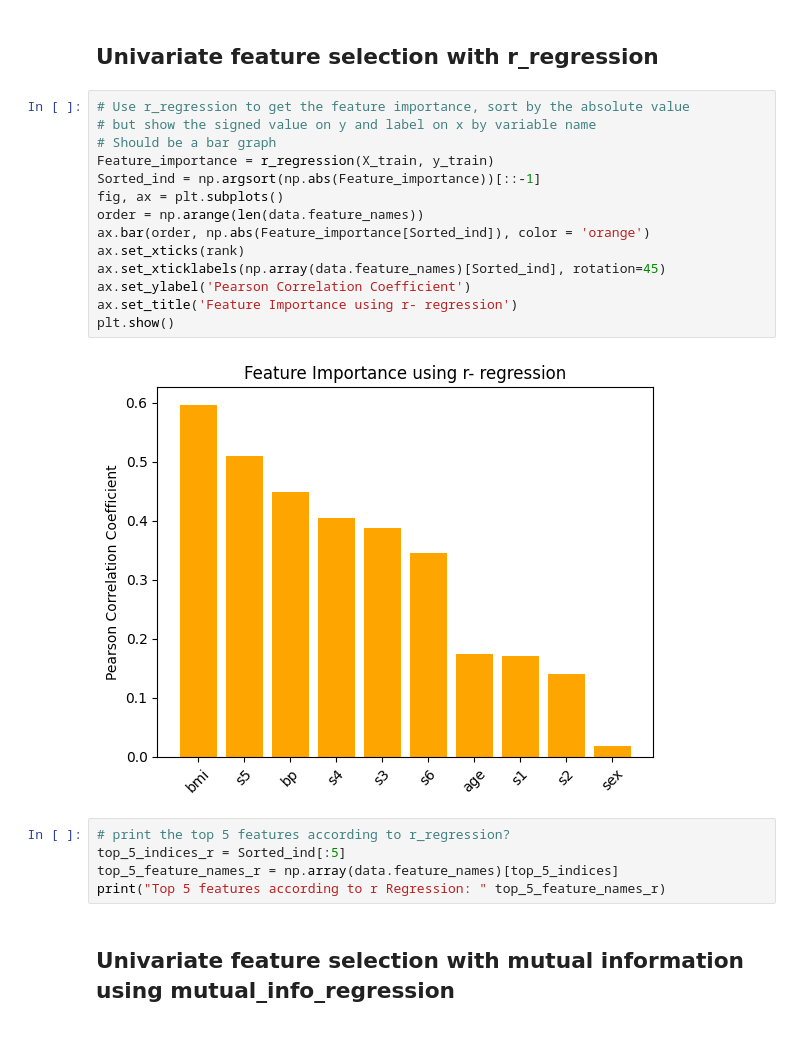
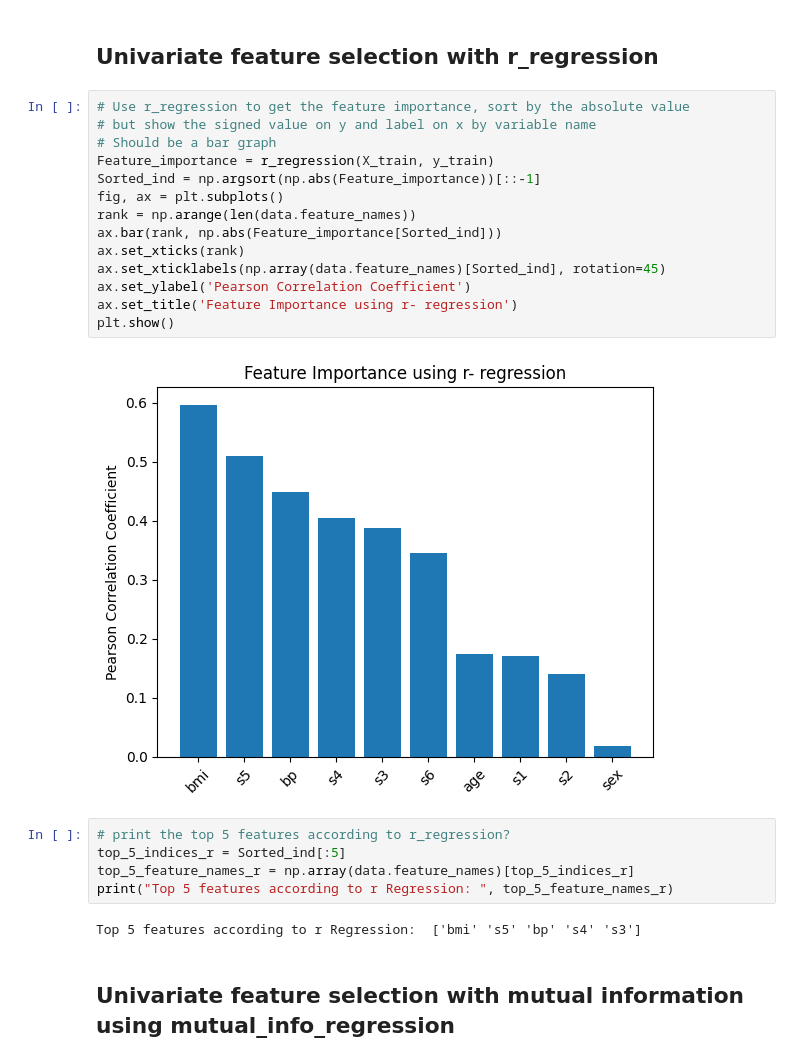
Before and after one commit to DataScienceAndEngineering/hw4-problem-3-feature-selection-Sajida28, a Jupyter notebook: dsei2100s24hw4p3-feature-selection.ipynb, the cells around one changed output. Cells and saved outputs as stored; diff of their text form.

```diff
--- a/dsei2100s24hw4p3-feature-selection.ipynb
+++ b/dsei2100s24hw4p3-feature-selection.ipynb
@@ -110,24 +110,26 @@ BMI is positively correlated with Target variable.
 # %%
 # Use r_regression to get the feature importance, sort by the absolute value
 # but show the signed value on y and label on x by variable name
 # Should be a bar graph
 Feature_importance = r_regression(X_train, y_train)
 Sorted_ind = np.argsort(np.abs(Feature_importance))[::-1]
 fig, ax = plt.subplots()
-order = np.arange(len(data.feature_names))
-ax.bar(order, np.abs(Feature_importance[Sorted_ind]), color = 'orange')
+rank = np.arange(len(data.feature_names))
+ax.bar(rank, np.abs(Feature_importance[Sorted_ind]))
 ax.set_xticks(rank)
 ax.set_xticklabels(np.array(data.feature_names)[Sorted_ind], rotation=45)
 ax.set_ylabel('Pearson Correlation Coefficient')
 ax.set_title('Feature Importance using r- regression')
 plt.show()
 # %% [output]
-[figure, old version]
+[figure, new version]
 # %%
 # print the top 5 features according to r_regression?
 top_5_indices_r = Sorted_ind[:5]
-top_5_feature_names_r = np.array(data.feature_names)[top_5_indices]
-print("Top 5 features according to r Regression: " top_5_feature_names_r)
+top_5_feature_names_r = np.array(data.feature_names)[top_5_indices_r]
+print("Top 5 features according to r Regression: ", top_5_feature_names_r)
+# %% [output]
+Top 5 features according to r Regression:  ['bmi' 's5' 'bp' 's4' 's3']
 # %% [markdown]
 ## Univariate feature selection with mutual information using mutual_info_regression
 # %%
```
Also changed, not shown: parts of 8 cells of this notebook.
